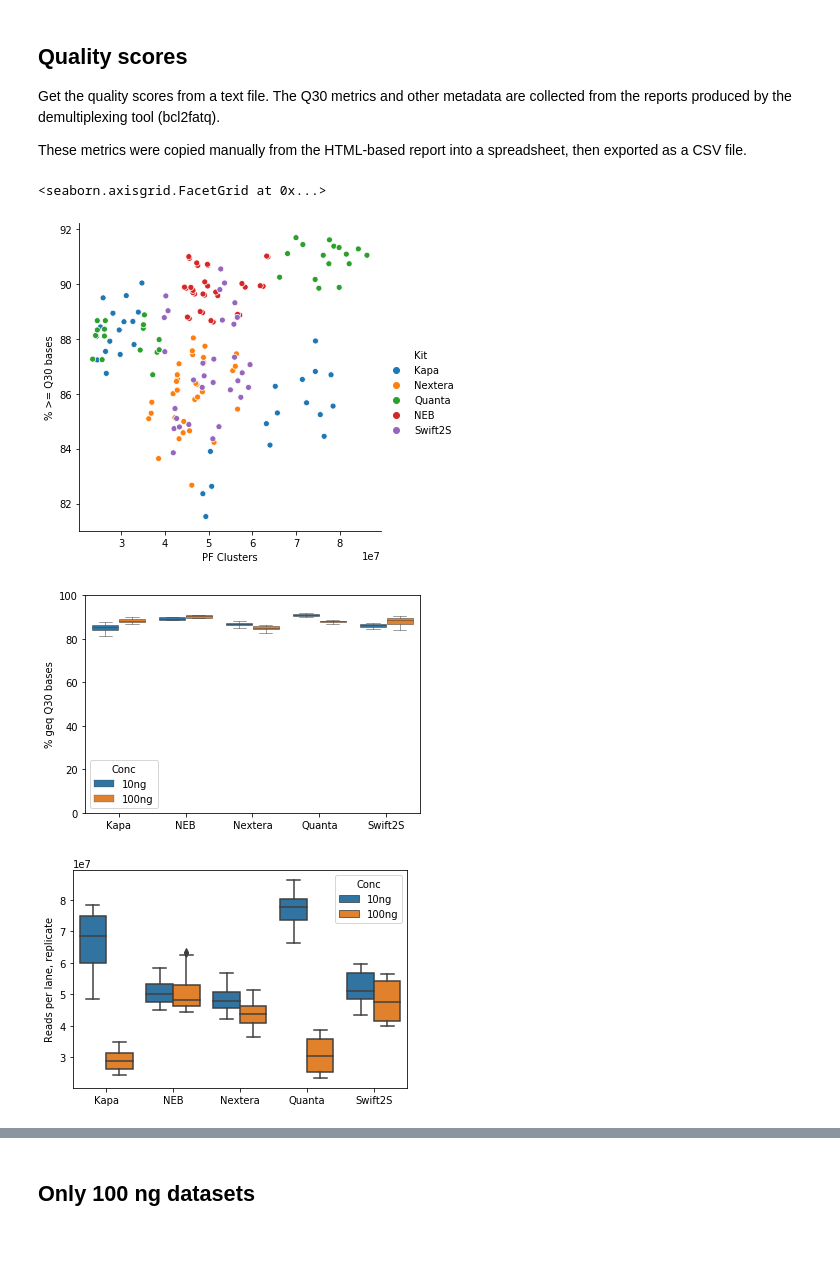
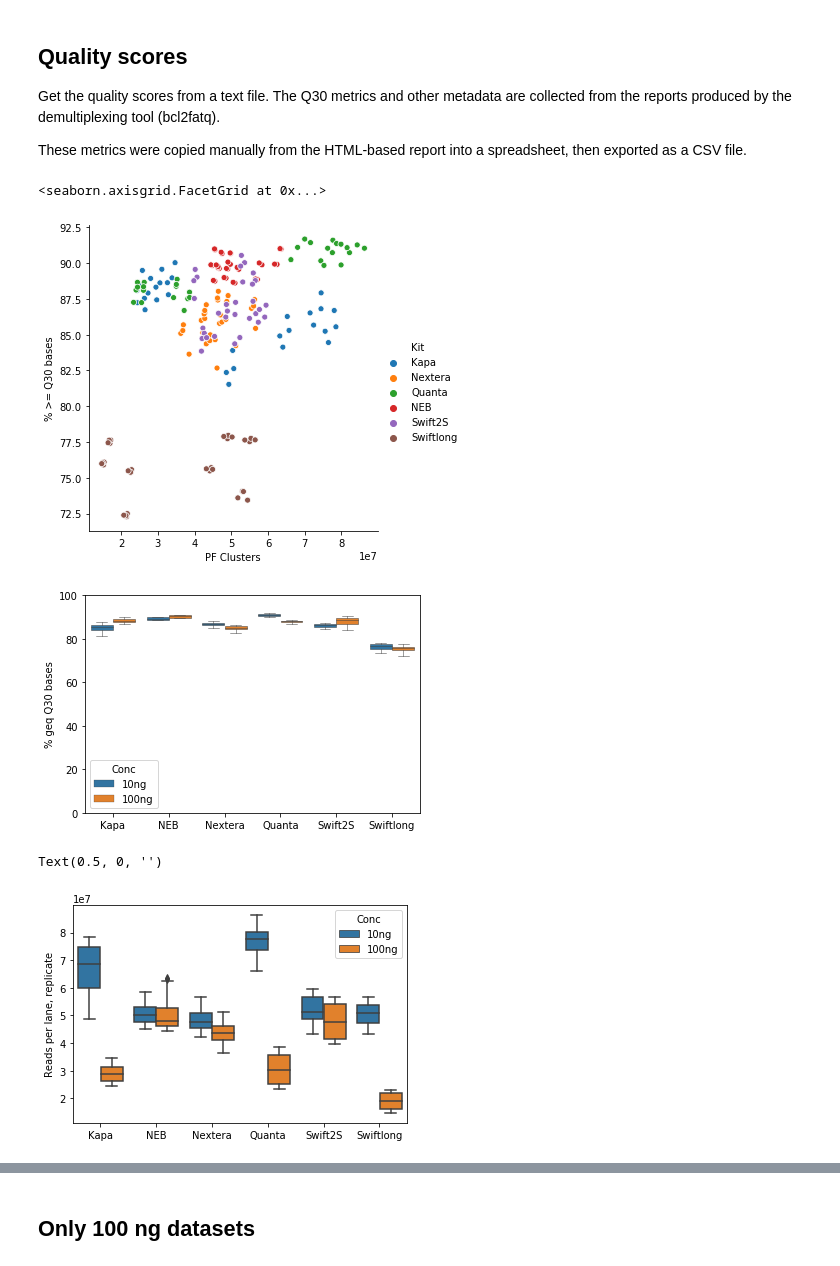
Before and after one commit to fa2k/comparison, a Jupyter notebook: 01_data_qc/Sequencing_data_quality.ipynb, the cells around one changed output, grey strips where cells are left out. Saved outputs shown, nothing was run; the diff lists cells and outputs as text; code cells hidden in the pictures.

```diff
--- a/01_data_qc/Sequencing_data_quality.ipynb
+++ b/01_data_qc/Sequencing_data_quality.ipynb
@@ -18,7 +18,7 @@ Include long libraries or not.
 
 **CAVEAT: The parameter below doesn't affect all figures and tables. This notebook uses several input sources -- fastdup and bcl2fastq stats -- and we only filter the merged data frame called "data".**
 # %%
-INCLUDE_SWIFT_LONG_LIBS = False
+INCLUDE_SWIFT_LONG_LIBS = True
 # %%
 # Plotting utility function used everywhere
 def savefig(name, main=True):
@@ -119,7 +119,7 @@ data['SampleName'] = data.Sample.str.replace("^\d+-", "")
 sns.relplot(data=data, x='PF Clusters', y='% >= Q30 bases', hue='Kit')
 # %% [output]
 <seaborn.axisgrid.FacetGrid at 0x...>
-[figure, old version]
+[figure, new version]
 # %%
 sns.boxplot(data=data, x='Kit', y='% >= Q30 bases', hue="Conc", linewidth=0.5)
 plt.ylim(0, 100)
@@ -127,14 +127,16 @@ plt.xlabel("")
 plt.ylabel(r"% geq Q30 bases")
 savefig("seq_q30_bases")
 # %% [output]
-[figure, old version]
+[figure, new version]
 # %%
 sns.boxplot(data=data, x='Kit', y='NUM_READS', hue="Conc")
 plt.ylabel("Reads per lane, replicate")
 plt.xlabel("")
-savefig("seq_reads_per_lane_and_sample")
+# Using the plot with merged lanes, below, instead
+#savefig("seq_reads_per_lane_and_sample")
 # %% [output]
+Text(0.5, 0, '')
-[figure, old version]
+[figure, new version]
 # %%
 sns.relplot(data=data, x="NUM_READS", y="DUP_RATIO", hue="% >= Q30 bases")
 # %% [output]
```
Also changed, not shown: parts of 15 cells of this notebook.
